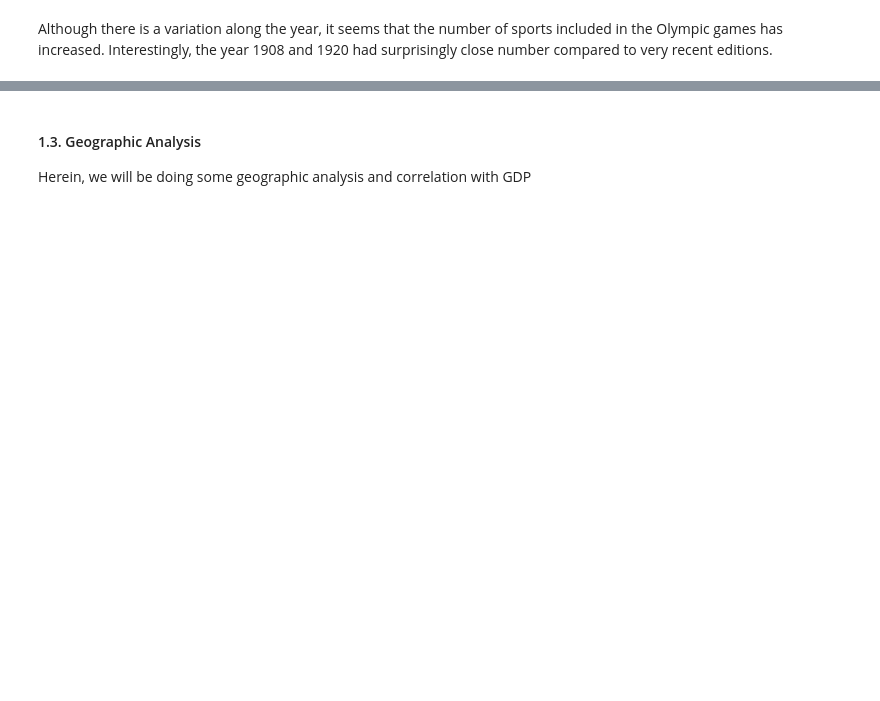
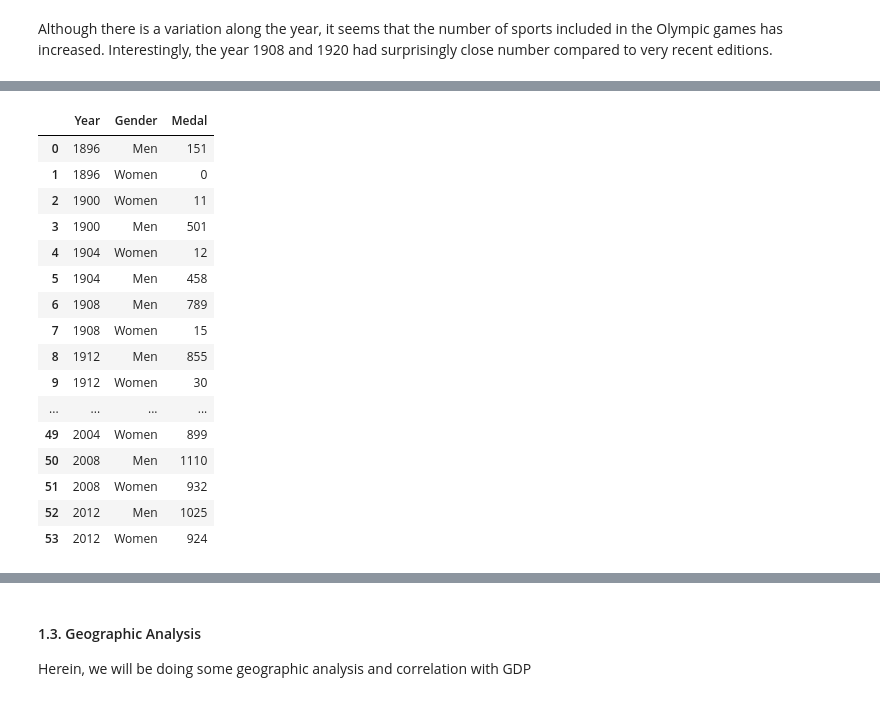
Before and after one commit to victorcruz90/Olympic-medals-analysis, a Jupyter notebook: Initial_data_understanding.ipynb, the cells around one changed output, grey strips where cells are left out. Saved outputs shown, nothing was run; the diff lists cells and outputs as text; code cells hidden in the pictures; blank space fills up the shorter version.

```diff
--- a/Initial_data_understanding.ipynb
+++ b/Initial_data_understanding.ipynb
@@ -140 +179,24 @@ sb_final
+# %%
+# We need to add the row women in 1986 since the result is 0 medals
+subset = subset.append({'Year': 1896, 'Gender': 'Women', 'Medal': 0},
+        ignore_index=True).sort_values(by='Year', ascending=True).reset_index(drop=True)
+subset
+# %% [output]
+|  | Year | Gender | Medal |
+| 0 | 1896 | Men | 151 |
+| 1 | 1896 | Women | 0 |
+| 2 | 1900 | Women | 11 |
+| 3 | 1900 | Men | 501 |
+| 4 | 1904 | Women | 12 |
+| 5 | 1904 | Men | 458 |
+| 6 | 1908 | Men | 789 |
+| 7 | 1908 | Women | 15 |
+| 8 | 1912 | Men | 855 |
+| 9 | 1912 | Women | 30 |
+| ... | ... | ... | ... |
+| 49 | 2004 | Women | 899 |
+| 50 | 2008 | Men | 1110 |
+| 51 | 2008 | Women | 932 |
+| 52 | 2012 | Men | 1025 |
+| 53 | 2012 | Women | 924 |
 # %%
```
Also changed, not shown: parts of 18 cells of this notebook.
